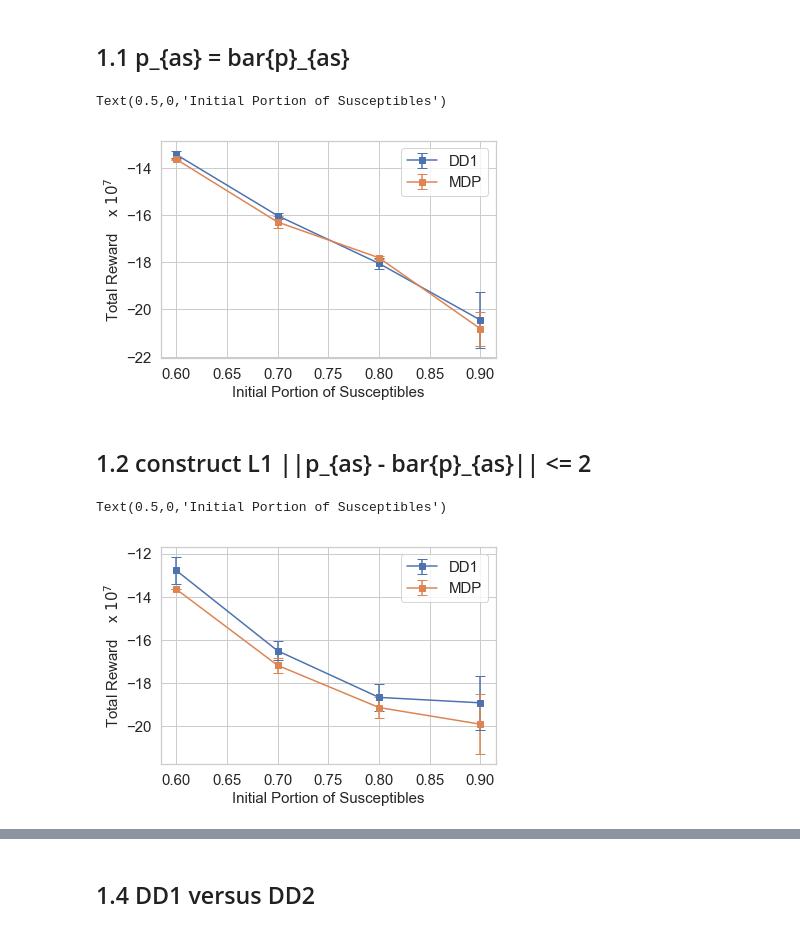
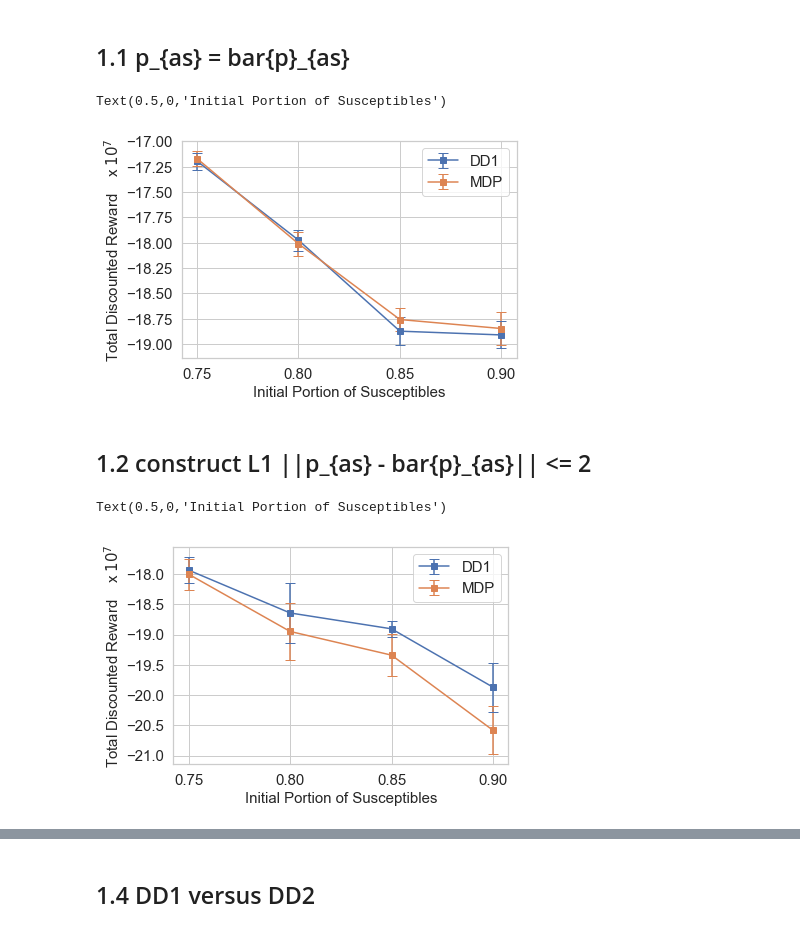
Before and after one commit to kadysongbb/drmdp, a Jupyter notebook: plot.ipynb, the cells around one changed output, grey strips where cells are left out. Saved outputs shown, nothing was run; the diff lists cells and outputs as text; code cells hidden in the pictures.

```diff
--- a/plot.ipynb
+++ b/plot.ipynb
@@ -10,32 +10,32 @@ red = (0.7686274509803922, 0.3058823529411765, 0.3215686274509804)
 # %%
 from scipy.interpolate import interp1d
 import numpy as np
 import matplotlib.pyplot as plt
 import seaborn as sns
 
 sns.set()
 sns.set_style("whitegrid")
 
-drmdpdd1_avg_reward = [-13.4394178, -16.0286067, -18.0519856, -20.4489148]
-drmdpdd1_std = [0.1576426, 0.1216428, 0.2184254, 1.1991419]
-mdp_avg_reward = [-13.6385117, -16.2992810, -17.8130261, -20.8187343]
-mdp_std = [0.0237057, 0.2715267, 0.0570200, 0.7282281]
+drmdpdd1_avg_reward = [-17.1934450, -17.9738500, -18.8728750, -18.9100465]
+drmdpdd1_std = [0.0845043, 0.1028576, 0.1365790, 0.1331413]
+mdp_avg_reward = [-17.1682900, -18.0096250, -18.7579000, -18.8467300]
+mdp_std = [0.0768632, 0.1184683, 0.1175694, 0.1591163]
 
-x = [0.6, 0.7, 0.8, 0.9]
+x = [0.75, 0.8, 0.85, 0.9]
 
 plt.figure()
 plt.errorbar(x, drmdpdd1_avg_reward, drmdpdd1_std, label = 'DD1', marker='s', capsize = 5, color = blue)
 plt.errorbar(x, mdp_avg_reward, mdp_std, label = 'MDP', marker='s', capsize = 5, color = orange)
 
 plt.legend(fontsize = 15)
-plt.xticks([0.6, 0.65, 0.7, 0.75, 0.8, 0.85, 0.9])
+plt.xticks([0.75, 0.8, 0.85, 0.9])
 plt.xticks(fontsize= 15)
 plt.yticks(fontsize= 15)
-plt.ylabel('Total Reward    x $10^7$', fontsize = 15)
+plt.ylabel('Total Discounted Reward    x $10^7$', fontsize = 15)
 plt.xlabel('Initial Portion of Susceptibles', fontsize = 15)
 # %% [output]
 Text(0.5,0,'Initial Portion of Susceptibles')
-[figure, old version]
+[figure, new version]
 # %% [markdown]
 ## 1.2 construct L1 ||p_{as} - bar{p}_{as}|| <= 2
 # %%
@@ -47,26 +47,26 @@ import seaborn as sns
 sns.set()
 sns.set_style("whitegrid")
 
-drmdpdd1_avg_reward = [-12.7783664, -16.5023790, -18.6594920, -18.9111193]
-drmdpdd1_std = [0.6295830, 0.4346718, 0.6161894, 1.2401289]
-mdp_avg_reward = [-13.6463480, -17.1767965, -19.1291744, -19.9009638]
-mdp_std = [0.0185215, 0.3509084, 0.4676064, 1.3985478]
+drmdpdd1_avg_reward = [-17.9344000, -18.6424750, -18.9050050, -19.8697825]
+drmdpdd1_std = [0.2211232, 0.4987521, 0.1299012, 0.4048883]
+mdp_avg_reward = [-18.0017500, -18.9481000, -19.3401400, -20.5825600]
+mdp_std = [0.2531351, 0.4702071, 0.3470573, 0.3986688]
 
-x = [0.6, 0.7, 0.8, 0.9]
+x = [0.75, 0.8, 0.85, 0.9]
 
 plt.figure()
 plt.errorbar(x, drmdpdd1_avg_reward, drmdpdd1_std, label = 'DD1', marker='s', capsize = 5, color = blue)
 plt.errorbar(x, mdp_avg_reward, mdp_std, label = 'MDP', marker='s', capsize = 5, color = orange)
 
 plt.legend(fontsize = 15)
-plt.xticks([0.6, 0.65, 0.7, 0.75, 0.8, 0.85, 0.9])
+plt.xticks([0.75, 0.8, 0.85, 0.9])
 plt.xticks(fontsize= 15)
 plt.yticks(fontsize= 15)
-plt.ylabel('Total Reward    x $10^7$', fontsize = 15)
+plt.ylabel('Total Discounted Reward    x $10^7$', fontsize = 15)
 plt.xlabel('Initial Portion of Susceptibles', fontsize = 15)
 # %% [output]
 Text(0.5,0,'Initial Portion of Susceptibles')
-[figure, old version]
+[figure, new version]
 # %%
 from scipy.interpolate import interp1d
 import numpy as np
```
Also changed, not shown: parts of 3 cells of this notebook, 5 other files.
